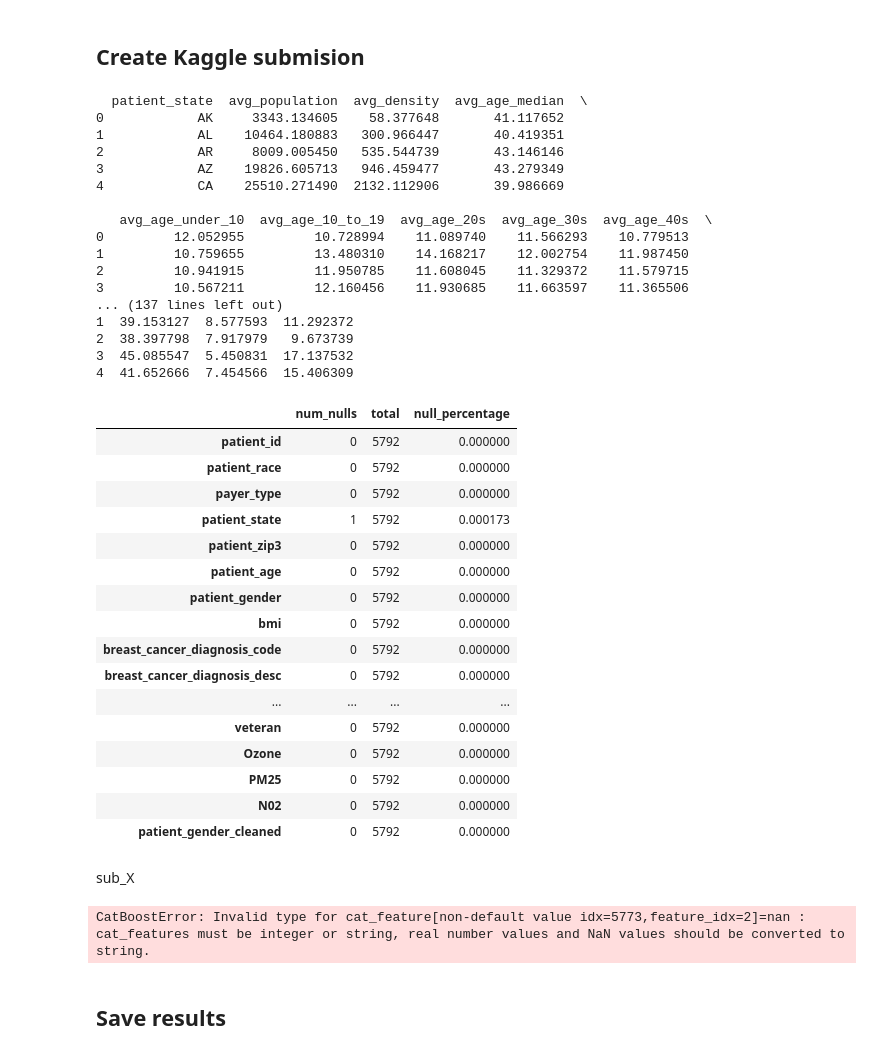
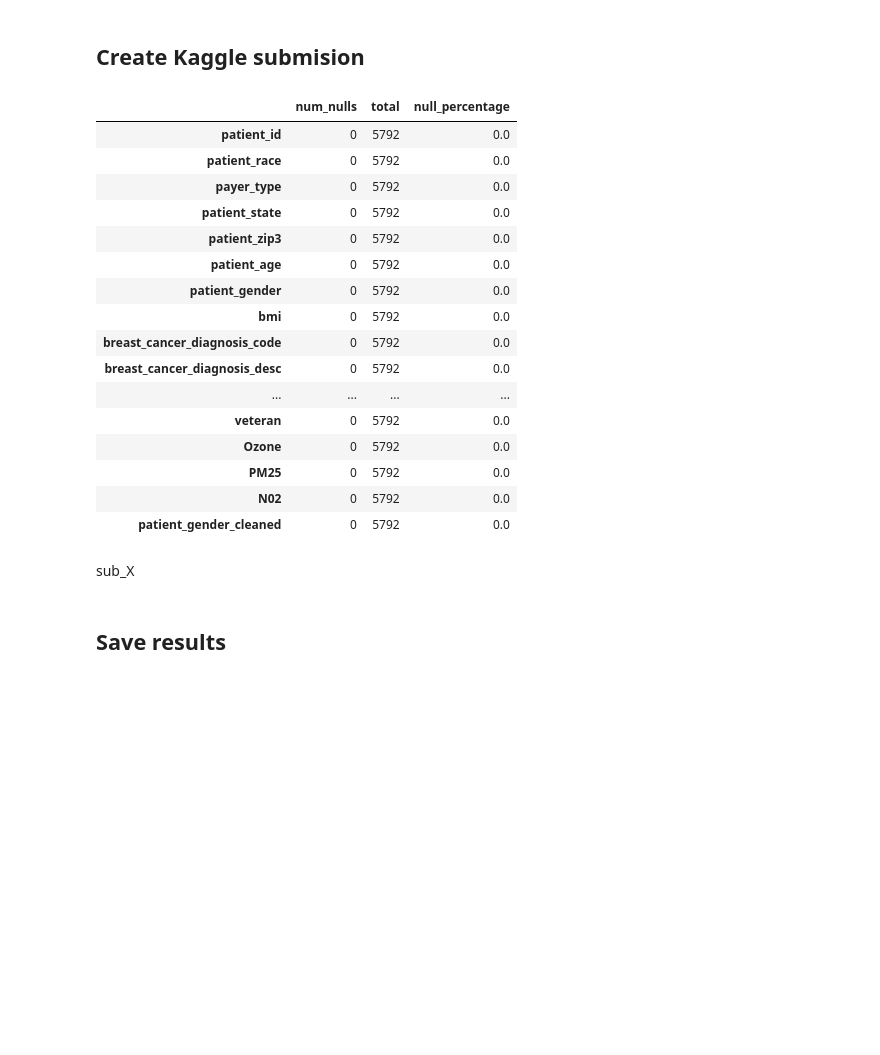
Before and after one commit to Lanlan94/wids_2024, a Jupyter notebook: training_pipeline.ipynb, the cells around one changed output. Drawn from its saved outputs; the diff is of its cells as text; code cells hidden in the pictures; blank space fills up the shorter version.

```diff
--- a/training_pipeline.ipynb
+++ b/training_pipeline.ipynb
@@ -233,59 +207,45 @@ model_eval
 # %%
 sub_X = utils.load_data('data/test.csv')
 
 
 
 sub_X = prep.fill_null_for_other_regional_information(sub_X, ['patient_state'], region_features, fill_strategy='mean', is_traing=False)
 sub_X = prep.fill_null_for_division_and_region(sub_X, is_traing=False)
 sub_X = prep.fill_gender(sub_X)
 sub_X = prep.fill_null_for_environmental(sub_X, ['Division'], ['Ozone', 'PM25', 'N02'], fill_strategy='mean', is_traing=False)
 sub_X = prep.fill_null_for_payer_type(sub_X, col='payer_type', is_traing=False)
 sub_X = prep.fill_null_for_bmi(sub_X, col='bmi', fill_strategy='mean', is_traing=False)
 sub_X = prep.fill_null_with_seperate_category(sub_X, columns = ['patient_race', 'metastatic_first_novel_treatment', 'metastatic_first_novel_treatment_type'])
 
 
+for col in ['patient_state', 'Division', 'Region']:
+  sub_X[col] = sub_X[col].fillna(X_train_filled[col].mode()[0])
+
 df_nulls=pd.DataFrame()
 
 df_nulls['num_nulls'] = sub_X.isnull().sum()
 df_nulls['total'] = len(sub_X)
 df_nulls['null_percentage'] = df_nulls['num_nulls'] / df_nulls['total']
 
 df_nulls
 # %% [output]
-  patient_state  avg_population  avg_density  avg_age_median  \
-0            AK     3343.134605    58.377648       41.117652
-1            AL    10464.180883   300.966447       40.419351
-2            AR     8009.005450   535.544739       43.146146
-3            AZ    19826.605713   946.459477       43.279349
-4            CA    25510.271490  2132.112906       39.986669
-
-   avg_age_under_10  avg_age_10_to_19  avg_age_20s  avg_age_30s  avg_age_40s  \
-0         12.052955         10.728994    11.089740    11.566293    10.779513
-1         10.759655         13.480310    14.168217    12.002754    11.987450
-2         10.941915         11.950785    11.608045    11.329372    11.579715
-3         10.567211         12.160456    11.930685    11.663597    11.365506
-... (137 lines left out)
-1  39.153127  8.577593  11.292372
-2  38.397798  7.917979   9.673739
-3  45.085547  5.450831  17.137532
-4  41.652666  7.454566  15.406309
 |  | num_nulls | total | null_percentage |
-| patient_id | 0 | 5792 | 0.000000 |
-| patient_race | 0 | 5792 | 0.000000 |
-| payer_type | 0 | 5792 | 0.000000 |
-| patient_state | 1 | 5792 | 0.000173 |
-| patient_zip3 | 0 | 5792 | 0.000000 |
-| patient_age | 0 | 5792 | 0.000000 |
-| patient_gender | 0 | 5792 | 0.000000 |
-| bmi | 0 | 5792 | 0.000000 |
-| breast_cancer_diagnosis_code | 0 | 5792 | 0.000000 |
-| breast_cancer_diagnosis_desc | 0 | 5792 | 0.000000 |
+| patient_id | 0 | 5792 | 0.0 |
+| patient_race | 0 | 5792 | 0.0 |
+| payer_type | 0 | 5792 | 0.0 |
+| patient_state | 0 | 5792 | 0.0 |
+| patient_zip3 | 0 | 5792 | 0.0 |
+| patient_age | 0 | 5792 | 0.0 |
+| patient_gender | 0 | 5792 | 0.0 |
+| bmi | 0 | 5792 | 0.0 |
+| breast_cancer_diagnosis_code | 0 | 5792 | 0.0 |
+| breast_cancer_diagnosis_desc | 0 | 5792 | 0.0 |
 | ... | ... | ... | ... |
-| veteran | 0 | 5792 | 0.000000 |
-| Ozone | 0 | 5792 | 0.000000 |
-| PM25 | 0 | 5792 | 0.000000 |
-| N02 | 0 | 5792 | 0.000000 |
-| patient_gender_cleaned | 0 | 5792 | 0.000000 |
+| veteran | 0 | 5792 | 0.0 |
+| Ozone | 0 | 5792 | 0.0 |
+| PM25 | 0 | 5792 | 0.0 |
+| N02 | 0 | 5792 | 0.0 |
+| patient_gender_cleaned | 0 | 5792 | 0.0 |
 # %%
 sub_y = (
   pd.DataFrame(
@@ -295,11 +255,6 @@ sub_y = (
   )
 # %% [markdown]
 sub_X
-# %%
-cat_model.predict_proba(
-      sub_X[X_train_filled.columns])[:,1]
-# %% [output]
-CatBoostError: Invalid type for cat_feature[non-default value idx=5773,feature_idx=2]=nan : cat_features must be integer or string, real number values and NaN values should be converted to string.
 # %% [markdown]
 ## Save results
 # %%
```
Also changed, not shown: parts of 10 cells of this notebook, 1 other file.
